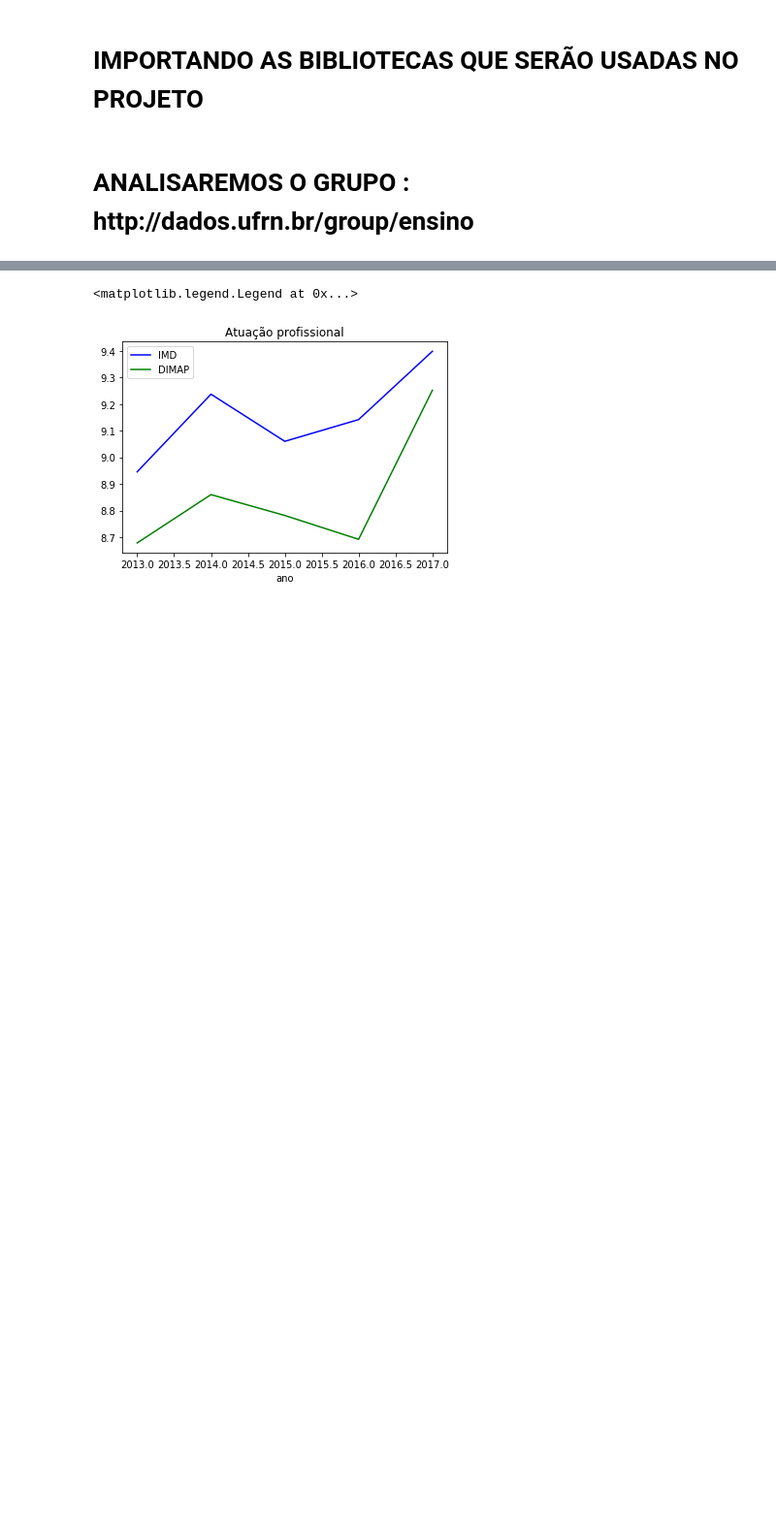
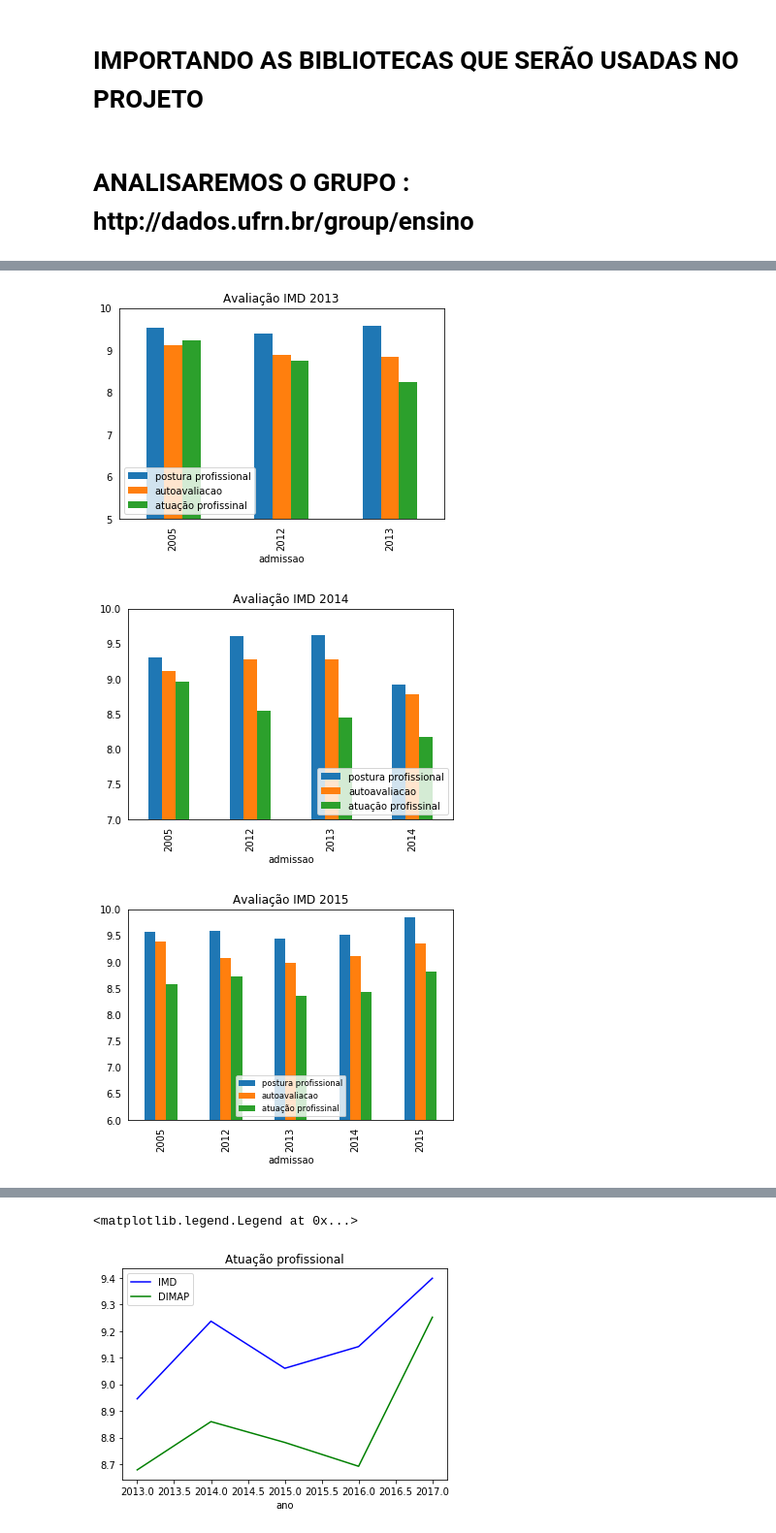
Before and after one commit to natanfernandes/ProjetoProbabilidade, a Jupyter notebook: Projeto Probabilidade(JOÃO).ipynb, the cells around one changed output, grey strips where cells are left out. Shown at 97% size. Cells and saved outputs as stored; diff of their text form; code cells hidden in the pictures; blank space fills up the shorter version.

```diff
--- a/Projeto Probabilidade(JOÃO).ipynb
+++ b/Projeto Probabilidade(JOÃO).ipynb
@@ -118,0 +122,46 @@ docentes_avaliacao_imd.pivot_table(index=["ano", "admissao"],
+# %%
+docentes_avaliacao_media_imd_2013["admissao"] = docentes_avaliacao_media_imd_2013.index
+docentes_avaliacao_media_imd_2014["admissao"] = docentes_avaliacao_media_imd_2014.index
+docentes_avaliacao_media_imd_2015["admissao"] = docentes_avaliacao_media_imd_2015.index
+docentes_avaliacao_media_imd_2016["admissao"] = docentes_avaliacao_media_imd_2016.index
+docentes_avaliacao_media_imd_2017["admissao"] = docentes_avaliacao_media_imd_2017.index
+# %%
+ax1 = docentes_avaliacao_media_imd_2013.plot(kind="bar",y=["postura_profissional_media","atuacao_profissional_media", "autoavaliacao_aluno_media"],
+                                             title="Avaliação IMD 2013")
+ax1.set_ylim(5,10)
+ax1.tick_params(bottom="off", top="off", left="off", right="off")
+ax1.legend(loc=3, labels=['postura profissional', 'autoavaliacao', 'atuação profissinal'])
+
+
+ax2 = docentes_avaliacao_media_imd_2014.plot(kind='bar',y=["postura_profissional_media","atuacao_profissional_media", "autoavaliacao_aluno_media"],
+                                             title='Avaliação IMD 2014')
+ax2.set_ylim(7,10)
+ax2.tick_params(bottom="off", top="off", left="off", right="off")
+ax2.legend(loc=4, labels=['postura profissional', 'autoavaliacao', 'atuação profissinal'])
+
+
+ax3 = docentes_avaliacao_media_imd_2015.plot(kind='bar',y=["postura_profissional_media","atuacao_profissional_media", "autoavaliacao_aluno_media"],
+                                title='Avaliação IMD 2015')
+ax3.set_ylim(6,10)
+ax3.tick_params(bottom="off", top="off", left="off", right="off")
+ax3.legend(loc='lower center', labels=['postura profissional', 'autoavaliacao', 'atuação profissinal'], fontsize="small")
+
+
+ax4 = docentes_avaliacao_media_imd_2016.plot(kind='bar',y=["postura_profissional_media","atuacao_profissional_media", "autoavaliacao_aluno_media"],
+                                title='Avaliação IMD 2016')
+ax4.set_ylim(6.5,10)
+ax4.tick_params(bottom="off", top="off", left="off", right="off")
+ax4.legend(loc=4, labels=['postura profissional', 'autoavaliacao', 'atuação profissinal'], fontsize="small")
+
+
+ax5 = docentes_avaliacao_media_imd_2017.plot(kind='bar',y=["postura_profissional_media","atuacao_profissional_media", "autoavaliacao_aluno_media"],
+                                title='Avaliação IMD 2017')
+ax5.set_ylim(7.5,10)
+ax5.tick_params(bottom="off", top="off", left="off", right="off")
+ax5.legend(loc=4, labels=['postura profissional', 'autoavaliacao', 'atuação profissinal'], fontsize="small")
+
+plt.show()
+# %% [output]
+[figure, added]
+[figure, added]
+[figure, added]
```
Also changed, not shown: parts of 7 cells of this notebook.
